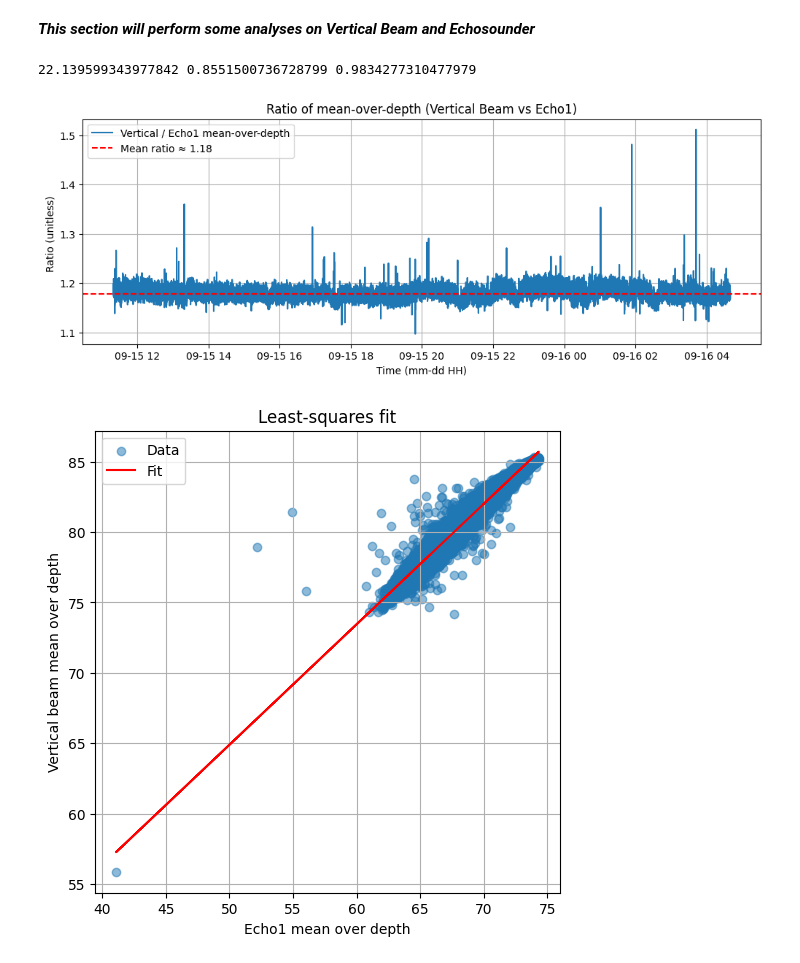
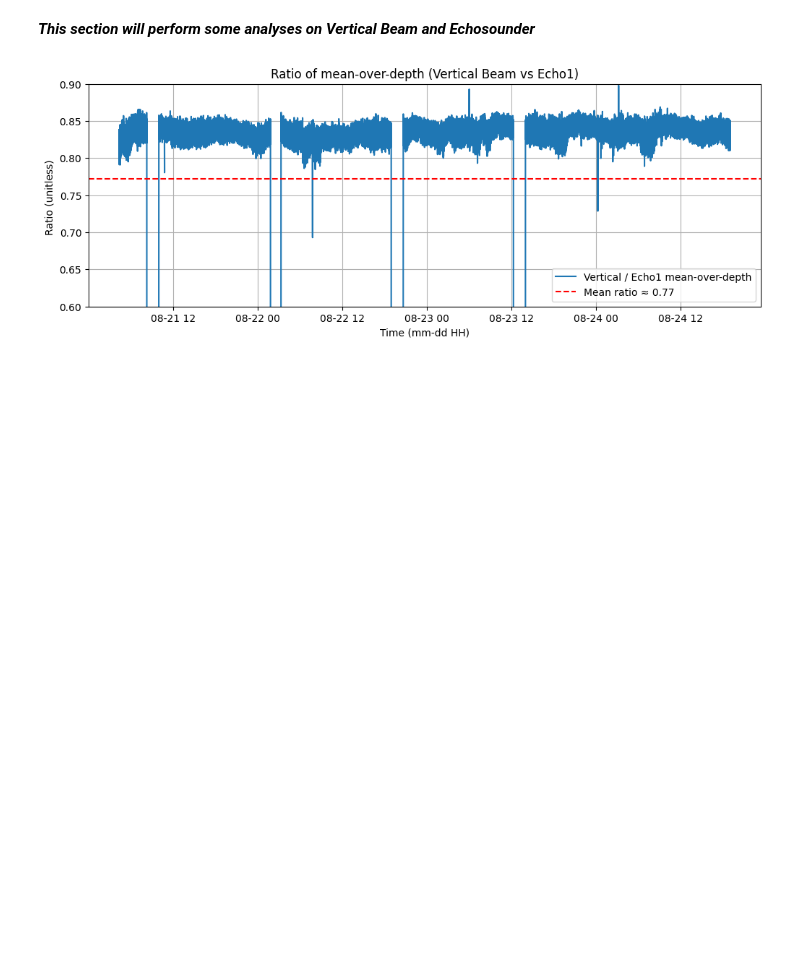
Before and after one commit to NCSU-CHAZ/BOEM-Oak-Island, a Jupyter notebook: Post_Processing_Scripts/OLD/sediment_plotter.ipynb, the cells around one changed output. Saved outputs shown, nothing was run; the diff lists cells and outputs as text; code cells hidden in the pictures; blank space fills up the shorter version.

```diff
--- a/Post_Processing_Scripts/OLD/sediment_plotter.ipynb
+++ b/Post_Processing_Scripts/OLD/sediment_plotter.ipynb
@@ -166,32 +123,30 @@ plt.tight_layout()
 # %%
 from scipy.stats import linregress
 
-ratio = vertical_avg/echo1_avg
-m,b,r2,pval,stderr = linregress(echo1_avg,vertical_avg)
+ratio = waves['Echo1avg']/waves['Vertavg']
+m,b,r2,pval,stderr = linregress(waves['Echo1avg'],waves['Vertavg'])
 
 plt.figure(figsize=(12,4))
 plt.plot(Data['Time'],ratio, label='Vertical / Echo1 mean-over-depth')
 plt.axhline(ratio.mean(), color='red', linestyle='--', label=f'Mean ratio ≈ {ratio.mean():.2f}')
 plt.xlabel('Time (mm-dd HH)')
 plt.ylabel('Ratio (unitless) ')
 plt.title('Ratio of mean-over-depth (Vertical Beam vs Echo1)')
 plt.legend()
 plt.grid()
 # plt.savefig(f"C:\\Users\\lwlav\\OneDrive\\Documents\\Summer 2024 CHAZ\\Figures\\{sensor_id}_meanratios.png")
 
 
-plt.figure(figsize=(6,6))
-plt.scatter(echo1_avg, vertical_avg, alpha=0.5, label='Data')
-plt.plot(echo1_avg, m*echo1_avg + b, color='red', label='Fit')
-plt.xlabel('Echo1 mean over depth')
-plt.ylabel('Vertical beam mean over depth')
-plt.title('Least-squares fit')
-plt.legend()
-plt.grid()
+# plt.figure(figsize=(6,6))
+# plt.scatter(echo1_avg, vertical_avg, alpha=0.5, label='Data')
+# plt.plot(echo1_avg, m*echo1_avg + b, color='red', label='Fit')
+# plt.xlabel('Echo1 mean over depth')
+# plt.ylabel('Vertical beam mean over depth')
+# plt.title('Least-squares fit')
+# plt.legend()
+# plt.grid()
 # plt.savefig(f"C:\\Users\\lwlav\\OneDrive\\Documents\\Summer 2024 CHAZ\\Figures\\{sensor_id}_linregmeans.png")
 
 print(b,m,r2)
 # %% [output]
-22.139599343977842 0.8551500736728799 0.9834277310477979
-[figure, old version]
+[figure, new version]
-[figure, removed]
```
Also changed, not shown: parts of 5 cells of this notebook, 1 other file.
